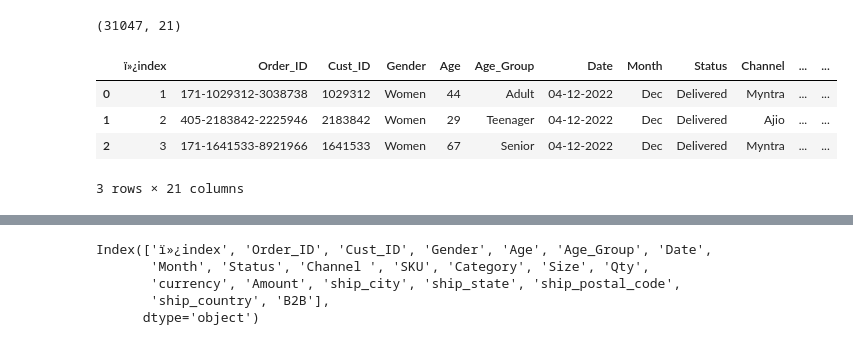
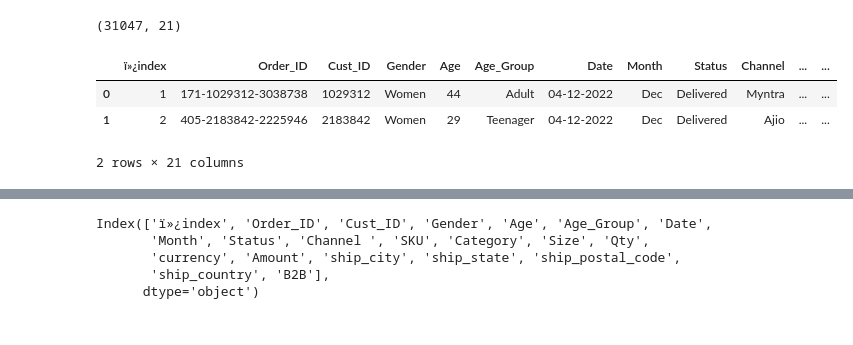
Before and after one commit to tanveermarne20/StoreAnalysis, a Jupyter notebook: StoreAnalysis.ipynb, the cells around one changed output, grey strips where cells are left out. Saved outputs shown, nothing was run; the diff lists cells and outputs as text; code cells hidden in the pictures.

```diff
--- a/StoreAnalysis.ipynb
+++ b/StoreAnalysis.ipynb
@@ -11,13 +11,12 @@ df.shape
 # %% [output]
 (31047, 21)
 # %%
-df.head(3)
+df.head(2)
 # %% [output]
 |  | ï»¿index | Order_ID | Cust_ID | Gender | Age | Age_Group | Date | Month | Status | Channel | ... | ... |
 | 0 | 1 | 171-1029312-3038738 | 1029312 | Women | 44 | Adult | 04-12-2022 | Dec | Delivered | Myntra | ... | ... |
 | 1 | 2 | 405-2183842-2225946 | 2183842 | Women | 29 | Teenager | 04-12-2022 | Dec | Delivered | Ajio | ... | ... |
-| 2 | 3 | 171-1641533-8921966 | 1641533 | Women | 67 | Senior | 04-12-2022 | Dec | Delivered | Myntra | ... | ... |
-3 rows × 21 columns
+2 rows × 21 columns
 # %%
 df.info()
 # %% [output]
```
Also changed, not shown: 3 other files.
